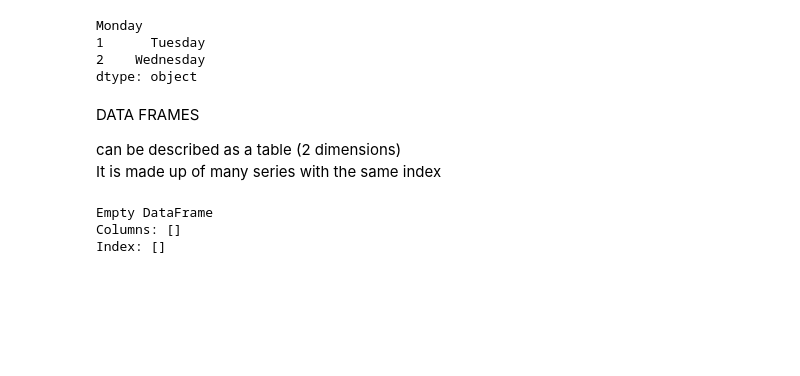
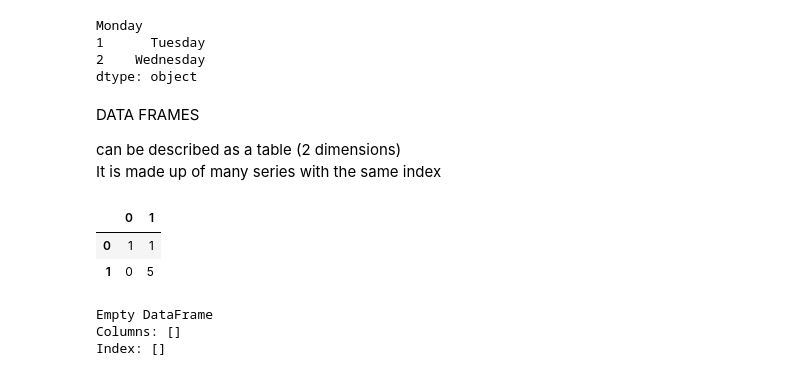
Before and after one commit to Njeri-Gitome/DS_Track, a Jupyter notebook: Introduction_to_Python_for_Machine_Learning.ipynb, the cells around one changed output. Cells and saved outputs as stored; diff of their text form; code cells hidden in the pictures; blank space fills up the shorter version.

```diff
--- a/Introduction_to_Python_for_Machine_Learning.ipynb
+++ b/Introduction_to_Python_for_Machine_Learning.ipynb
@@ -180,6 +318,16 @@ DATA FRAMES
 
 can be described as a table (2 dimensions) <br>
 It is made up of many series with the same index
+# %%
+#Creating a datafrom from a ndarry //numpy array
+import numpy as np
+import pandas as pd
+dataFrame = pd.DataFrame(np.random.randint(0,6, size=(2,2)))
+dataFrame
+# %% [output]
+|  | 0 | 1 |
+| 0 | 1 | 1 |
+| 1 | 0 | 5 |
 # %%
 import numpy as np
 import pandas as pd
```
Also changed, not shown: parts of 19 cells of this notebook.
